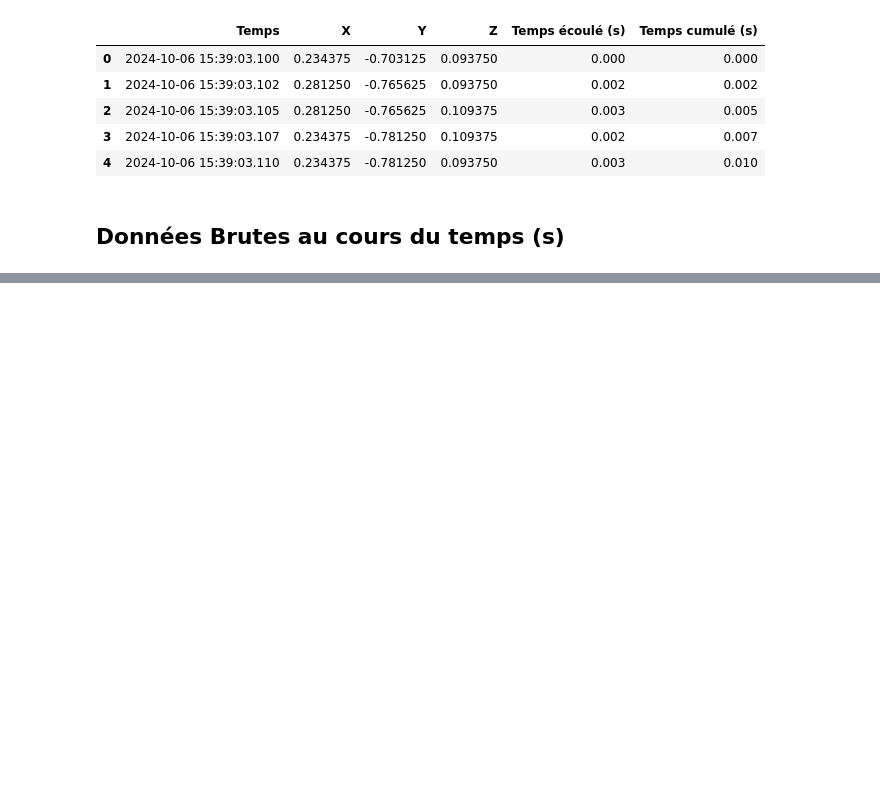
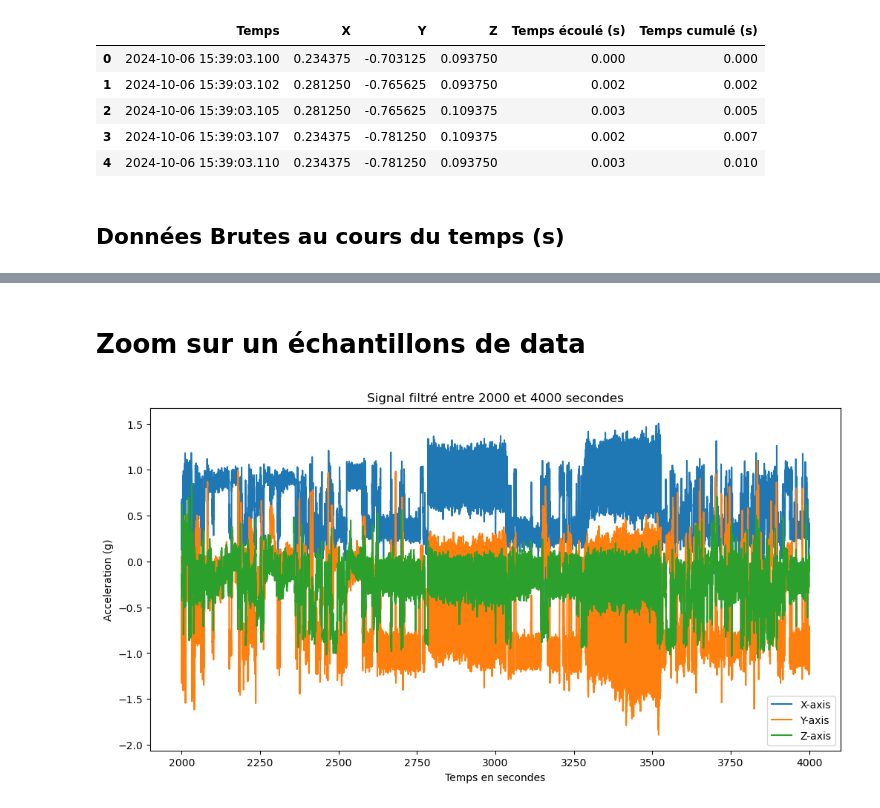
Before and after one commit to leyah-sa/AX3-Project, a Jupyter notebook: notebooks/Non-smoker/A) Visualisation-Prétraitement.ipynb, the cells around one changed output, grey strips where cells are left out. Drawn from its saved outputs; the diff is of its cells as text; code cells hidden in the pictures; blank space fills up the shorter version.

```diff
--- a/notebooks/Non-smoker/A) Visualisation-Prétraitement.ipynb
+++ b/notebooks/Non-smoker/A) Visualisation-Prétraitement.ipynb
@@ -328,24 +108,0 @@ def lowpass_filter(data, cutoff, fs, order=4):
-# %%
-# Define sampling frequency (fs) and cutoff frequency
-fs = 1 / (sampling_interval / 60)  # Sampling frequency in Hz (based on time in minutes)
-cutoff = 2  # Low-pass filter cutoff frequency in Hz
-
-# Apply the filter to each signal column
-filtered_signals = {}
-for signal in signal_columns:
-    filtered_signals[signal] = lowpass_filter(filtered_data[signal], cutoff, fs)
-
-# Convert filtered signals back to a DataFrame for easy plotting
-filtered_data_df = pd.DataFrame(filtered_signals)
-filtered_data_df['relative_time_minutes'] = filtered_data['relative_time_minutes'].values
-
-# Plot the low-pass filtered signals
-plt.figure(figsize=(12, 6))
-for signal in signal_columns:
-    plt.plot(filtered_data_df['relative_time_minutes'], filtered_data_df[signal], label=f"Filtered {signal}")
-
-plt.title("Low-Pass Filtered Signal (10 to 80 Minutes)")
-plt.xlabel("Time (minutes)")
-plt.ylabel("Signal Value")
-plt.legend()
-plt.show()
@@ -418,0 +208,21 @@ Cadence moyenne : 0.79 pas par minute
+# %% [markdown]
+# Zoom sur un échantillons de data
+# %%
+# Récupérer uniquement les données entre 2000 et 4000 secondes : période d'activté physique.
+data_filtered = data[(data['relative_time_seconds'] >= 2000) & (data['relative_time_seconds'] <= 4000)]
+
+#  Tracer le signal
+plt.figure(figsize=(12, 6))
+axis_labels = ['X-axis', 'Y-axis', 'Z-axis']
+colors = {'X': '#1f77b4', 'Y': '#ff7f0e', 'Z': '#2ca02c'}
+
+for signal, axis_label, color in zip(signal_columns, axis_labels, colors.values()):
+    plt.plot(data_filtered['relative_time_seconds'], data_filtered[signal], label=axis_label, color=color)
+
+plt.title("Signal filtré entre 2000 et 4000 secondes")
+plt.xlabel("Temps en secondes")
+plt.ylabel("Acceleration (g)")
+plt.legend()
+plt.show()
+# %% [output]
+[figure, added]
```
Also changed, not shown: parts of 23 cells of this notebook, 2 other files.
